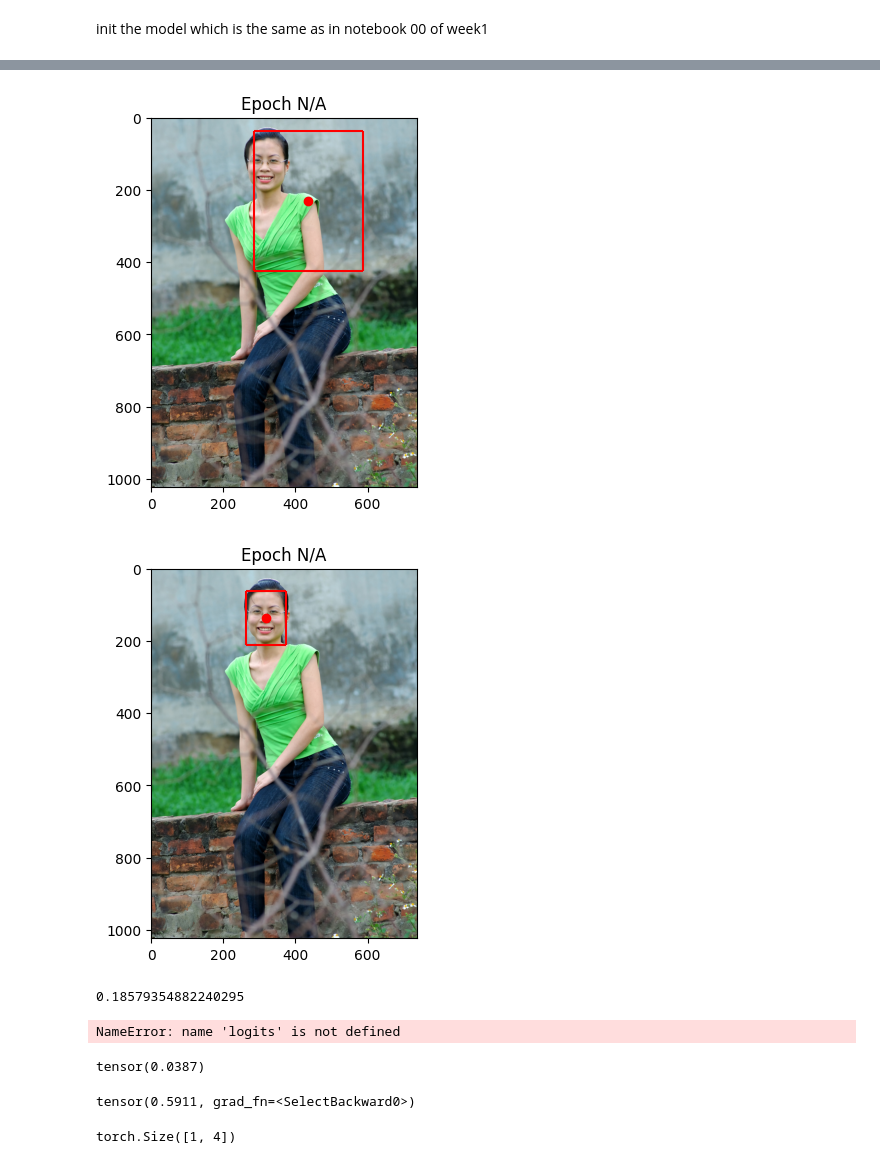
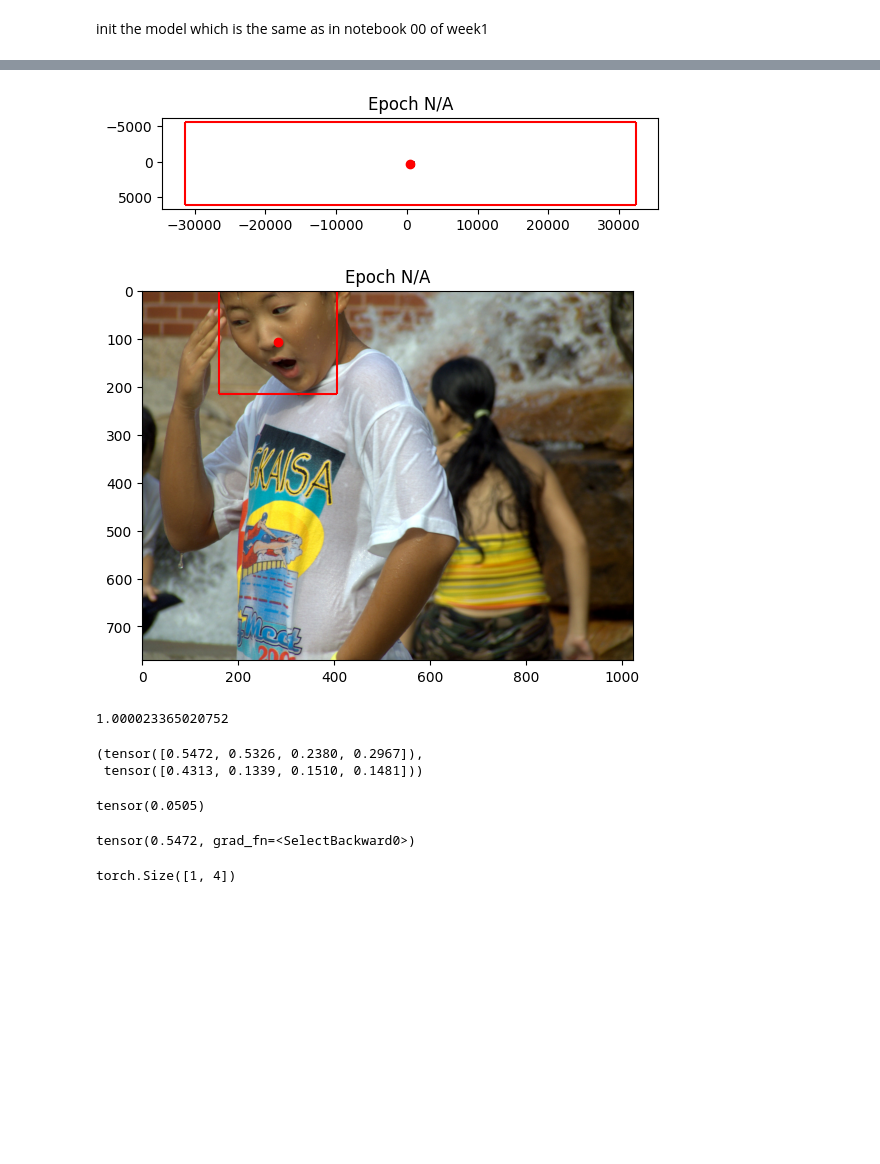
Before and after one commit to KubaJerz/swvl, a Jupyter notebook: week01/02iou.ipynb, the cells around one changed output, grey strips where cells are left out. Saved outputs shown, nothing was run; the diff lists cells and outputs as text; code cells hidden in the pictures; blank space fills up the shorter version.

```diff
--- a/week01/02iou.ipynb
+++ b/week01/02iou.ipynb
@@ -10,10 +10,10 @@ from torch.utils.data import TensorDataset, DataLoader
 # %% [markdown]
 load and prepare the data
 # %%
-LABEL_DIR = '/home/kuba/Documents/data/raw/face-detection-dataset/labels/train'
-IMG_DIR = '/home/kuba/Documents/data/raw/face-detection-dataset/images/train'
+LABEL_DIR = '/Users/kuba/Documents/data/raw/face-detection-dataset/labels/train'
+IMG_DIR = '/Users/kuba/Documents/data/raw/face-detection-dataset/images/train'
 
-with open('/home/kuba/projects/swvl/week01/single_face_train.txt', 'r') as file_names:
+with open('/Users/kuba/projects/swvl/week01/single_face_train.txt', 'r') as file_names:
     names = file_names.readlines()
     train_img_paths = [ IMG_DIR + "/" + name.strip() + ".jpg" for name in names]
     train_label_paths = [ LABEL_DIR + "/" + name.strip() + ".txt" for name in names]
@@ -233,15 +236,15 @@ class SenResNet(nn.Module):
 model = SenResNet()
 # %%
 # criterion = nn.MSELoss()
-criterion = nn.L1Loss()
-optimizer = optim.Adam(model.parameters(), lr=0.0003)
+criterion = DIoULoss()
+optimizer = optim.Adam(model.parameters(), lr=0.001)
 # %%
 lossi = []
 # %%
-device = 'cuda'
+device = 'mps'
 model = model.to(device)
 # %%
-for epoch in tqdm(range(100)):
+for epoch in tqdm(range(200)):
     loss_total = 0
     for X_batch, y_batch in train_loader:
         X_batch = X_batch.to(device)
@@ -301,28 +304,29 @@ def visualize_prediction(img_tensor, bbox_pred, epoch):
     plt.title(f'Epoch {epoch}')
     plt.show()
 # %%
-img_num = 2
+img_num = 99
 model = model.cpu()
 logits = model(X[img_num].cpu().unsqueeze(dim=0))
 visualize_prediction(raw_imgs[img_num], logits, 'N/A')
 visualize_prediction(raw_imgs[img_num], y[img_num], 'N/A')
 
 criterion(logits,y[img_num].cpu()).item()
 # %% [output]
-[figure, old version]
+[figure, new version]
-[figure, old version]
+[figure, new version]
-0.18579354882240295
+1.000023365020752
 # %%
 logits.detach(), y[img_num]
 # %% [output]
-NameError: name 'logits' is not defined
+(tensor([0.5472, 0.5326, 0.2380, 0.2967]),
+ tensor([0.4313, 0.1339, 0.1510, 0.1481]))
 # %%
 torch.sum((logits.detach() - y[img_num].cpu()) ** 2) / logits.numel()
 # %% [output]
-tensor(0.0387)
+tensor(0.0505)
 # %%
 logits[..., 0]
 # %% [output]
-tensor(0.5911, grad_fn=<SelectBackward0>)
+tensor(0.5472, grad_fn=<SelectBackward0>)
 # %%
 from  torchvision.ops import box_iou
```
Also changed, not shown: parts of 6 cells of this notebook.
